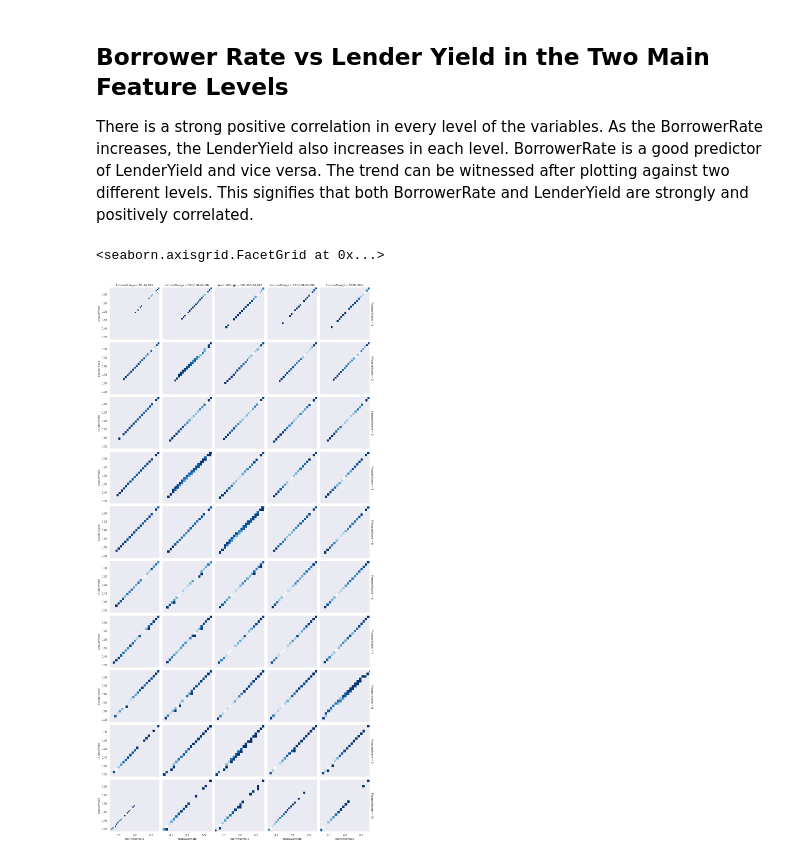
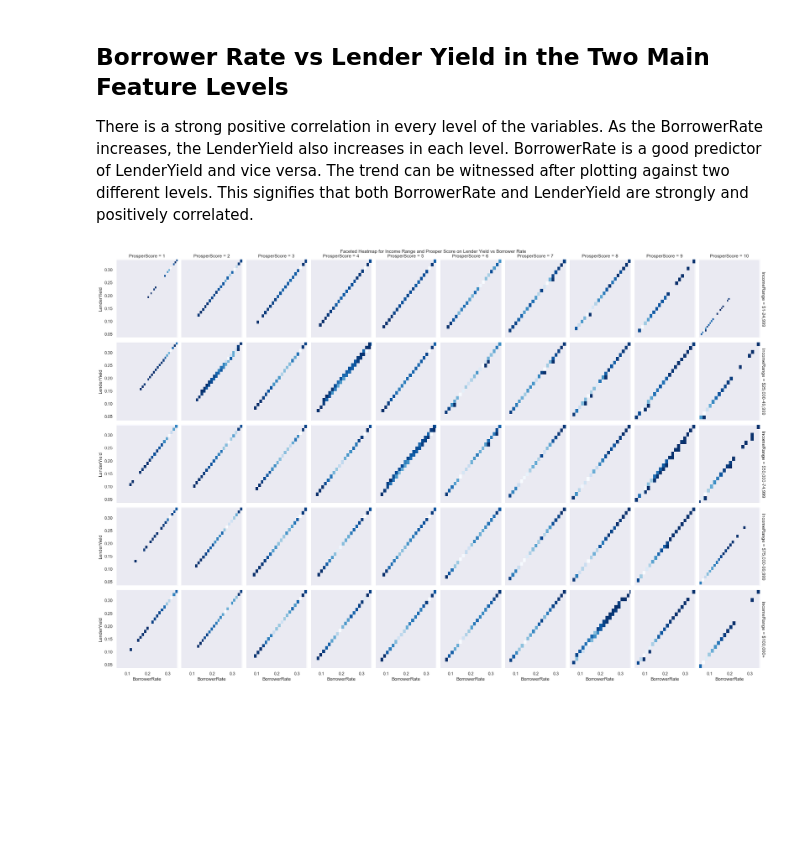
Before and after one commit to flaviankyande/communicate-data-findings, a Jupyter notebook: Part_II_slide_deck_template.ipynb, the cells around one changed output. Drawn from its saved outputs; the diff is of its cells as text; code cells hidden in the pictures; blank space fills up the shorter version.

```diff
--- a/Part_II_slide_deck_template.ipynb
+++ b/Part_II_slide_deck_template.ipynb
@@ -81,10 +79,11 @@ def disgrid(x, y, **kwargs):
     palette = kwargs.pop('color')
     plt.hist2d(x, y, bins=20, cmap = palette, cmin = 0.5)
 # %%
-p = sns.FacetGrid(data = df, col = 'IncomeRange', row = 'ProsperScore', margin_titles = True)
+p = sns.FacetGrid(data = df, col = 'ProsperScore', row = 'IncomeRange', margin_titles = True, height = 3)
+p.fig.suptitle('Faceted Heatmap for Income Range and Prosper Score on Lender Yield vs Borrower Rate', fontsize=12)
 p.map(disgrid, 'BorrowerRate', 'LenderYield', color='Blues_r')
 p.set_xlabels('BorrowerRate')
 p.set_ylabels('LenderYield')
+plt.gcf().set_size_inches(24, 16);
 # %% [output]
-<seaborn.axisgrid.FacetGrid at 0x...>
-[figure, old version]
+[figure, new version]
```
Also changed, not shown: parts of 4 cells of this notebook, 4 other files.
